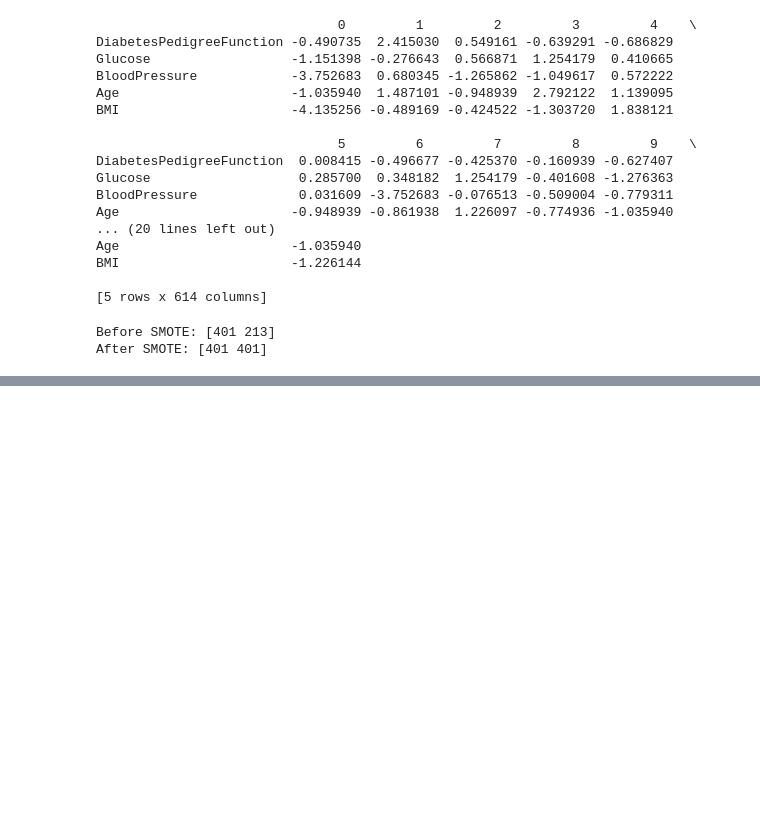
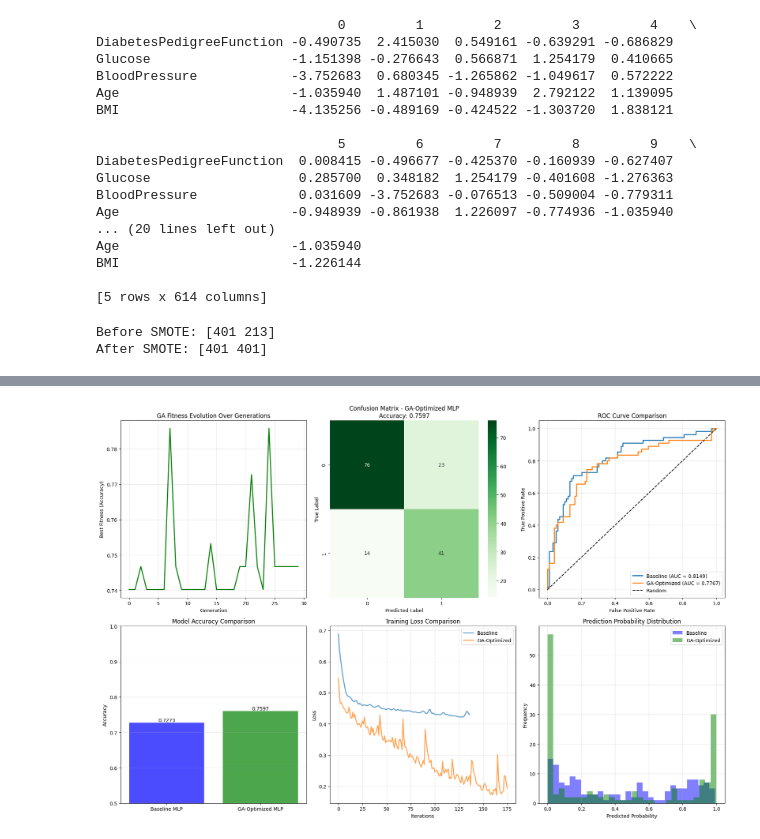
Before and after one commit to Jirtus-sanasam/MLP-Diabetes, a Jupyter notebook: Diabetes4.ipynb, the cells around one changed output, grey strips where cells are left out. Drawn from its saved outputs; the diff is of its cells as text; code cells hidden in the pictures; blank space fills up the shorter version.

```diff
--- a/Diabetes4.ipynb
+++ b/Diabetes4.ipynb
@@ -168,4 +145,0 @@ MLPClassifier(early_stopping=True, hidden_layer_sizes=(100, 50),
-# %%
-# 8.4 Predictions on test set
-y_pred = mlp.predict(X_test_selected)
-y_pred_proba = mlp.predict_proba(X_test_selected)[:, 1]
@@ -207,0 +445,80 @@ Confusion Matrix:
+# %%
+# Step 11: Comparison Visualizations
+fig, axes = plt.subplots(2, 3, figsize=(18, 12))
+
+# 1. GA Fitness Evolution
+axes[0, 0].plot(ga_optimizer.fitness_history, linewidth=2, color='green')
+axes[0, 0].set_xlabel('Generation')
+axes[0, 0].set_ylabel('Best Fitness (Accuracy)')
+axes[0, 0].set_title('GA Fitness Evolution Over Generations')
+axes[0, 0].grid(True, alpha=0.3)
+
+# 2. Confusion Matrix - Optimized
+cm_optimized = confusion_matrix(Y_test, y_pred_optimized)
+sns.heatmap(cm_optimized, annot=True, fmt='d', cmap='Greens', ax=axes[0, 1])
+axes[0, 1].set_title(f'Confusion Matrix - GA-Optimized MLP\nAccuracy: {accuracy_optimized:.4f}')
+axes[0, 1].set_ylabel('True Label')
+axes[0, 1].set_xlabel('Predicted Label')
+
+# 3. ROC Curve Comparison
+fpr_optimized, tpr_optimized, _ = roc_curve(Y_test, y_pred_proba_optimized)
+axes[0, 2].plot(fpr_baseline, tpr_baseline, label=f'Baseline (AUC = {roc_auc_baseline:.4f})', linewidth=2)
+axes[0, 2].plot(fpr_optimized, tpr_optimized, label=f'GA-Optimized (AUC = {roc_auc_optimized:.4f})', linewidth=2)
+axes[0, 2].plot([0, 1], [0, 1], 'k--', label='Random')
+axes[0, 2].set_xlabel('False Positive Rate')
+axes[0, 2].set_ylabel('True Positive Rate')
+axes[0, 2].set_title('ROC Curve Comparison')
+axes[0, 2].legend()
+axes[0, 2].grid(True, alpha=0.3)
+
+# 4. Accuracy Comparison
+models = ['Baseline MLP', 'GA-Optimized MLP']
+accuracies = [accuracy_baseline, accuracy_optimized]
+colors = ['blue', 'green']
+bars = axes[1, 0].bar(models, accuracies, color=colors, alpha=0.7)
+axes[1, 0].set_ylabel('Accuracy')
+axes[1, 0].set_title('Model Accuracy Comparison')
+axes[1, 0].set_ylim([0.5, 1.0])
+for bar, acc in zip(bars, accuracies):
+    height = bar.get_height()
+    axes[1, 0].text(bar.get_x() + bar.get_width()/2., height,
+                    f'{acc:.4f}', ha='center', va='bottom')
+axes[1, 0].grid(True, alpha=0.3, axis='y')
+
+# 5. Training Loss Comparison
+axes[1, 1].plot(mlp_baseline.loss_curve_, label='Baseline', linewidth=2, alpha=0.7)
+axes[1, 1].plot(mlp_optimized.loss_curve_, label='GA-Optimized', linewidth=2, alpha=0.7)
+axes[1, 1].set_xlabel('Iterations')
+axes[1, 1].set_ylabel('Loss')
+axes[1, 1].set_title('Training Loss Comparison')
+axes[1, 1].legend()
+axes[1, 1].grid(True, alpha=0.3)
+
+# 6. Prediction Probability Distribution Comparison
+axes[1, 2].hist(y_pred_proba_baseline, bins=30, alpha=0.5, label='Baseline', color='blue')
+axes[1, 2].hist(y_pred_proba_optimized, bins=30, alpha=0.5, label='GA-Optimized', color='green')
+axes[1, 2].set_xlabel('Predicted Probability')
+axes[1, 2].set_ylabel('Frequency')
+axes[1, 2].set_title('Prediction Probability Distribution')
+axes[1, 2].legend()
+axes[1, 2].grid(True, alpha=0.3)
+
+plt.tight_layout()
+plt.show()
+
+# Step 12: Summary Report
+print("\n" + "="*60)
+print("FINAL SUMMARY REPORT")
+print("="*60)
+print(f"\nBaseline MLP:")
+print(f"  - Accuracy: {accuracy_baseline:.4f}")
+print(f"  - ROC-AUC: {roc_auc_baseline:.4f}")
+print(f"\nGA-Optimized MLP:")
+print(f"  - Accuracy: {accuracy_optimized:.4f}")
+print(f"  - ROC-AUC: {roc_auc_optimized:.4f}")
+print(f"\nImprovement:")
+print(f"  - Accuracy: +{(accuracy_optimized - accuracy_baseline):.4f} ({((accuracy_optimized - accuracy_baseline)/accuracy_baseline * 100):.2f}%)")
+print(f"  - ROC-AUC: +{(roc_auc_optimized - roc_auc_baseline):.4f} ({((roc_auc_optimized - roc_auc_baseline)/roc_auc_baseline * 100):.2f}%)")
+print("="*60)
+# %% [output]
+[figure, added]
```
Also changed, not shown: parts of 9 cells of this notebook.
